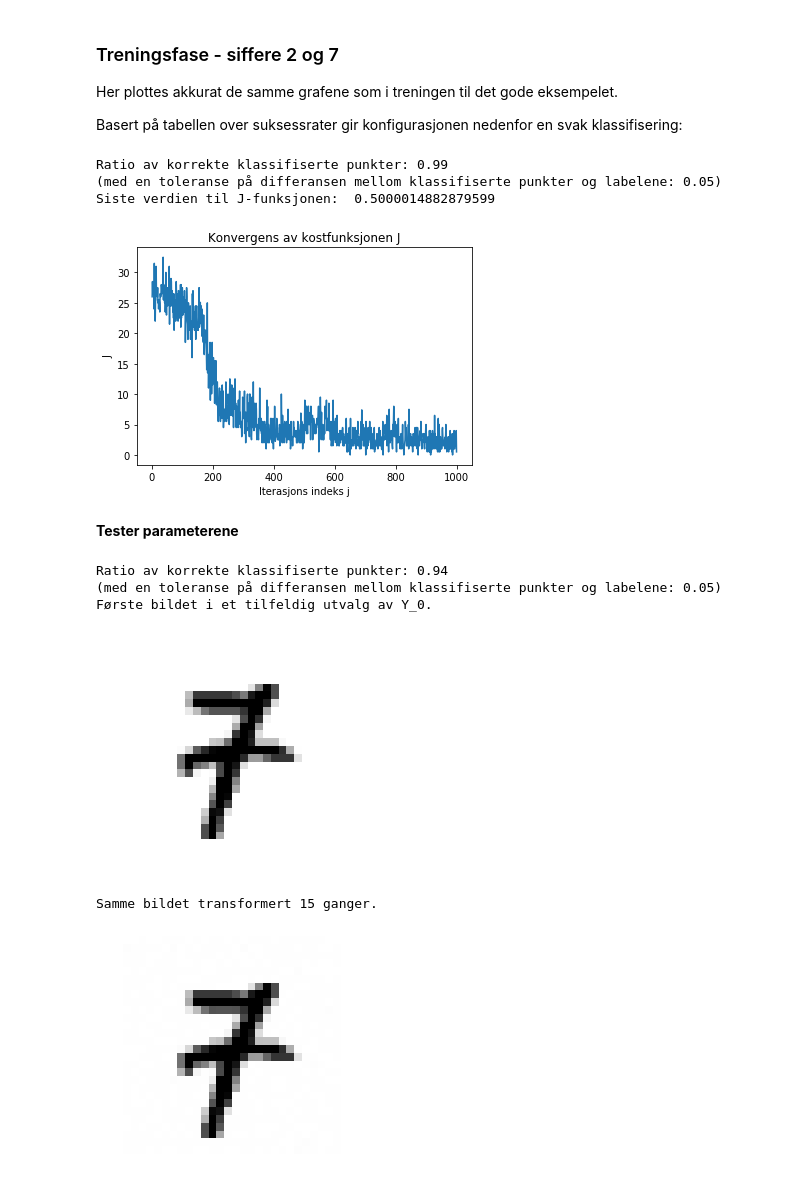
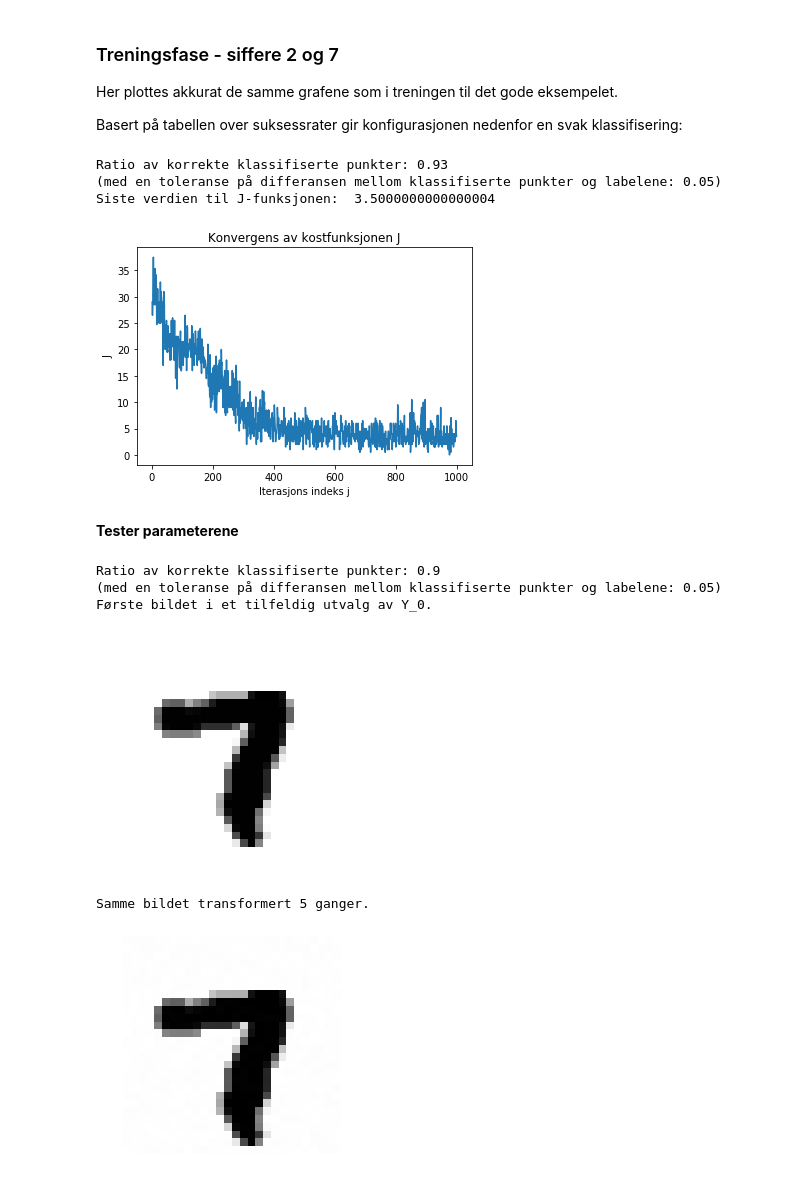
Before and after one commit to josteinklogetvedt/jostein, a Jupyter notebook: Vitber_TMA4320/Vitber_prosjekt2/Vitber_prosjekt2.ipynb, the cells around one changed output. Saved outputs shown, nothing was run; the diff lists cells and outputs as text; code cells hidden in the pictures.

```diff
--- a/Vitber_TMA4320/Vitber_prosjekt2/Vitber_prosjekt2.ipynb
+++ b/Vitber_TMA4320/Vitber_prosjekt2/Vitber_prosjekt2.ipynb
@@ -357,8 +377,8 @@ Her plottes akkurat de samme grafene som i treningen til det gode eksempelet.
 
 Basert på tabellen over suksessrater gir konfigurasjonen nedenfor en svak klassifisering:
 # %%
-K = 15
-h = 0.1
+K = 5
+h = 0.3
 
 d = 784
 chunk = 100
@@ -373,36 +393,30 @@ write_to_file(my, omega, b_k_dim, W_k, "parameters_images.txt")
 print_successrate(Z, c, tol=0.05)
 print("Siste verdien til J-funksjonen: ", J[-1])
 plot_cost_function_convergence(iterations, J)
-
-
-#Legger til celler med tabeller av verdier av successrate for ulike parametere
 # %% [output]
-Ratio av korrekte klassifiserte punkter: 0.99
+Ratio av korrekte klassifiserte punkter: 0.93
 (med en toleranse på differansen mellom klassifiserte punkter og labelene: 0.05)
-Siste verdien til J-funksjonen:  0.5000014882879599
+Siste verdien til J-funksjonen:  3.5000000000000004
-[figure, old version]
+[figure, new version]
 # %% [markdown]
 **Tester parameterene**
 # %%
-#Kan ha en passe stor chunk her?
-chunk = 100
-
 Y_0, c = get_dataset("testing")
 Y_0_test, c_test = stochastic_gradient_descent(Y_0, c, len(Y_0[0,:]), chunk)
 Y_Kk_test, Z_test = test_parameters(Y_0_test, h, K, d, chunk, "parameters_images.txt")
 
 print_successrate(Z_test,c_test, tol=0.05)
 
 
 print("Første bildet i et tilfeldig utvalg av Y_0.")
 show_image(Y_0_test, 1)
 
 print("Samme bildet transformert", K, "ganger.")
 show_image(Y_Kk_test[-1], 1)
 # %% [output]
-Ratio av korrekte klassifiserte punkter: 0.94
+Ratio av korrekte klassifiserte punkter: 0.9
 (med en toleranse på differansen mellom klassifiserte punkter og labelene: 0.05)
 Første bildet i et tilfeldig utvalg av Y_0.
-[figure, old version]
+[figure, new version]
-Samme bildet transformert 15 ganger.
+Samme bildet transformert 5 ganger.
-[figure, old version]
+[figure, new version]
```
Also changed, not shown: parts of 20 cells of this notebook.
